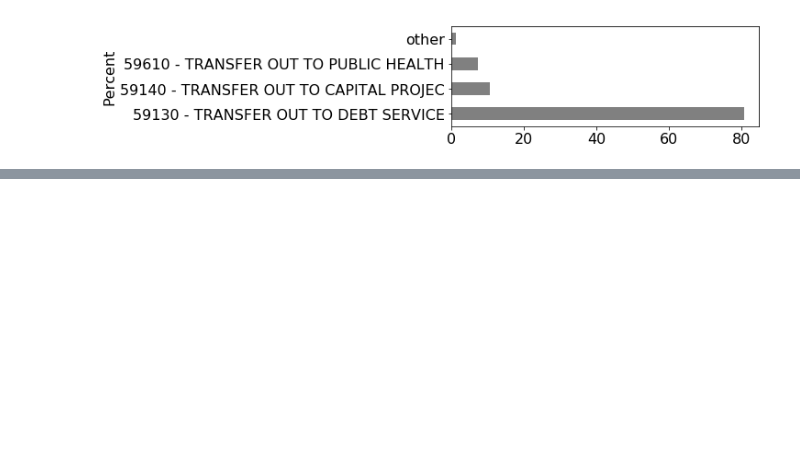
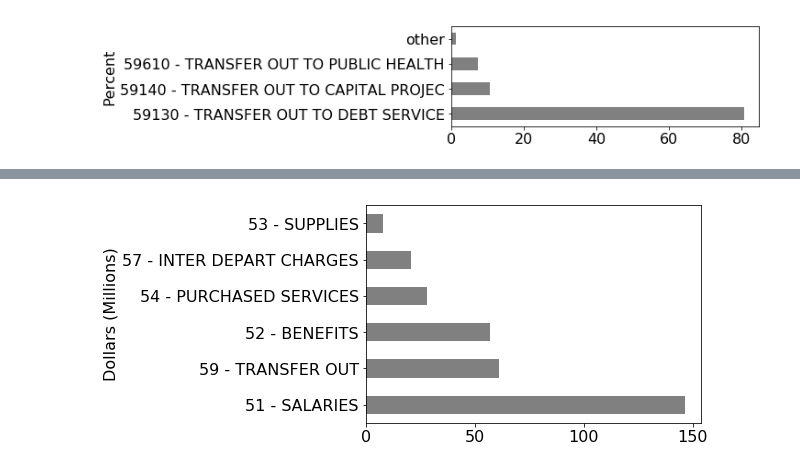
Before and after one commit to tylerharter/s19-city, a Jupyter notebook: overview.ipynb, the cells around one changed output, grey strips where cells are left out. Cells and saved outputs as stored; diff of their text form; code cells hidden in the pictures; blank space fills up the shorter version.

```diff
--- a/overview.ipynb
+++ b/overview.ipynb
@@ -198,0 +245,3 @@ expense_agg.loc[["19 -  MAYOR", "11 -  ATTORNEY", "13 -  CLERK"]].to_csv("madiso
+# %%
+data = df[df["Account Type"] == "Expense"].groupby("Character Code")["2018"].sum()/ 1e6
+data
@@ -198,0 +259,6 @@ expense_agg.loc[["19 -  MAYOR", "11 -  ATTORNEY", "13 -  CLERK"]].to_csv("madiso
+# %%
+ax = data[data > 0].sort_values(ascending=False).plot.barh(color="gray")
+ax.set_ylabel("Dollars (Millions)")
+None
+# %% [output]
+[figure, added]
```
Also changed, not shown: parts of 10 cells of this notebook, 1 other file.
